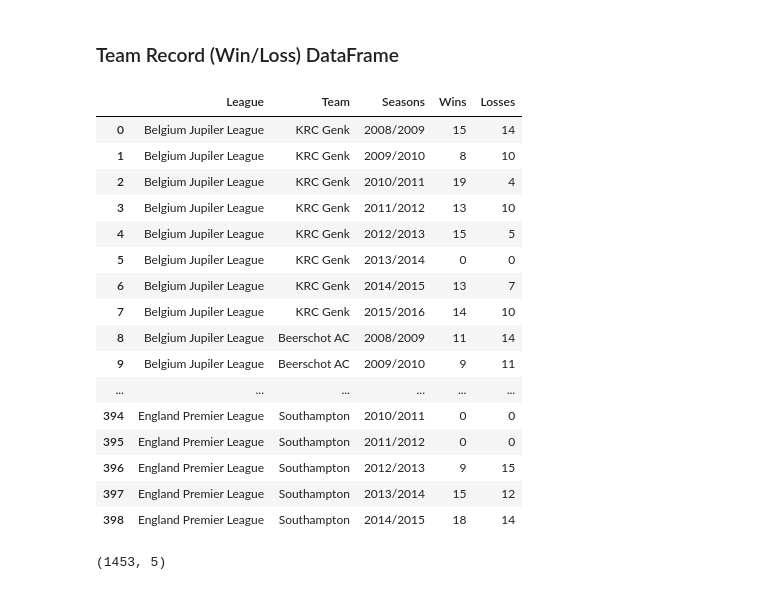
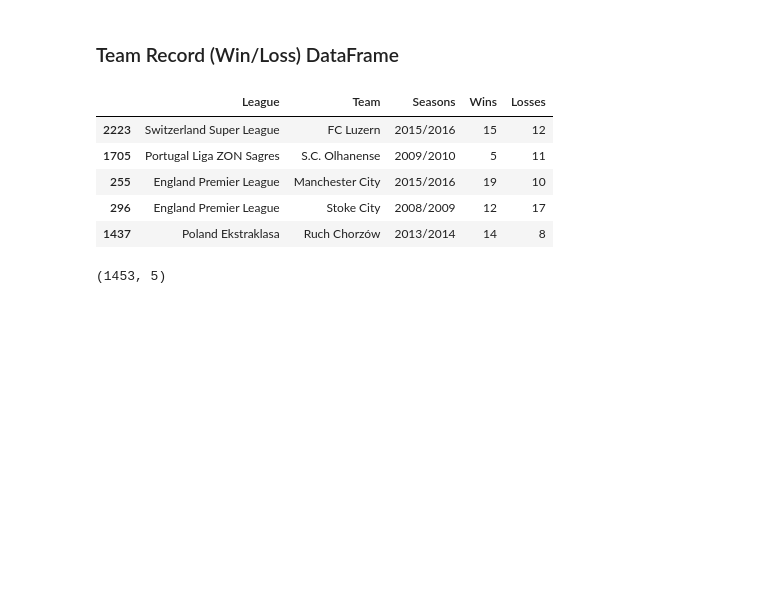
Before and after one commit to 55thSwiss/Udacity_DAND, a Jupyter notebook: Part 3/European Soccer V2.ipynb, the cells around one changed output. Cells and saved outputs as stored; diff of their text form; code cells hidden in the pictures; blank space fills up the shorter version.

```diff
--- a/Part 3/European Soccer V2.ipynb
+++ b/Part 3/European Soccer V2.ipynb
@@ -147,46 +157,35 @@ leaguesFinal.head(3)
 # %%
 seasons = leaguesFinal['season'].unique()
 teams = teamsDF['team_long_name'].unique()
 df = []
 
 for i in seasons:
     season = leaguesFinal['season'] == i
     season = leaguesFinal[season]
     for j in teams:
         team_season_wins = season['win'] == j
         team_season_win_record = team_season_wins[team_season_wins].count()
         team_season_loss = season['loss'] == j
         team_season_loss_record = team_season_loss[team_season_loss].count()
         df.append((j, i, team_season_win_record, team_season_loss_record))
 df = pd.DataFrame(df, columns=('Team', 'Seasons', 'Wins', 'Losses'))
 df = df.rename(columns={'Team':'Home Team'})
 df2 = leaguesFinal[['Home Team', 'League']]
 df2.drop_duplicates(subset = ['Home Team'],inplace = True)
 df = df.merge(df2, on = 'Home Team')
 df = df.rename(columns={'Home Team':'Team'})
 teamRecords = df
 teamRecords = teamRecords[['League', 'Team', 'Seasons', 'Wins', 'Losses']]
 teamRecords = teamRecords[teamRecords.Wins != 0]
 teamRecords = teamRecords[teamRecords.Losses != 0]
-teamRecords
+teamRecords.sample(5)
 # %% [output]
 |  | League | Team | Seasons | Wins | Losses |
-| 0 | Belgium Jupiler League | KRC Genk | 2008/2009 | 15 | 14 |
-| 1 | Belgium Jupiler League | KRC Genk | 2009/2010 | 8 | 10 |
-| 2 | Belgium Jupiler League | KRC Genk | 2010/2011 | 19 | 4 |
-| 3 | Belgium Jupiler League | KRC Genk | 2011/2012 | 13 | 10 |
-| 4 | Belgium Jupiler League | KRC Genk | 2012/2013 | 15 | 5 |
-| 5 | Belgium Jupiler League | KRC Genk | 2013/2014 | 0 | 0 |
-| 6 | Belgium Jupiler League | KRC Genk | 2014/2015 | 13 | 7 |
-| 7 | Belgium Jupiler League | KRC Genk | 2015/2016 | 14 | 10 |
-| 8 | Belgium Jupiler League | Beerschot AC | 2008/2009 | 11 | 14 |
-| 9 | Belgium Jupiler League | Beerschot AC | 2009/2010 | 9 | 11 |
-| ... | ... | ... | ... | ... | ... |
-| 394 | England Premier League | Southampton | 2010/2011 | 0 | 0 |
-| 395 | England Premier League | Southampton | 2011/2012 | 0 | 0 |
-| 396 | England Premier League | Southampton | 2012/2013 | 9 | 15 |
-| 397 | England Premier League | Southampton | 2013/2014 | 15 | 12 |
-| 398 | England Premier League | Southampton | 2014/2015 | 18 | 14 |
+| 2223 | Switzerland Super League | FC Luzern | 2015/2016 | 15 | 12 |
+| 1705 | Portugal Liga ZON Sagres | S.C. Olhanense | 2009/2010 | 5 | 11 |
+| 255 | England Premier League | Manchester City | 2015/2016 | 19 | 10 |
+| 296 | England Premier League | Stoke City | 2008/2009 | 12 | 17 |
+| 1437 | Poland Ekstraklasa | Ruch Chorzów | 2013/2014 | 14 | 8 |
 # %%
 teamRecords.shape
 # %% [output]
```
Also changed, not shown: parts of 13 cells of this notebook.
